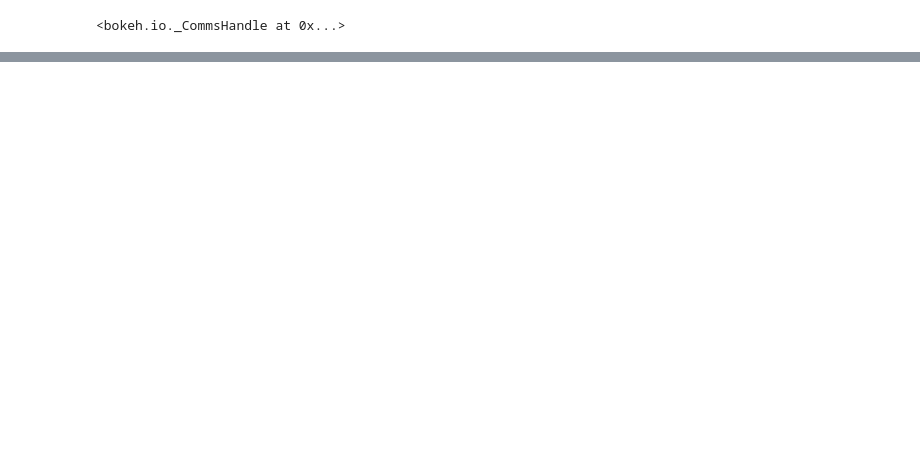
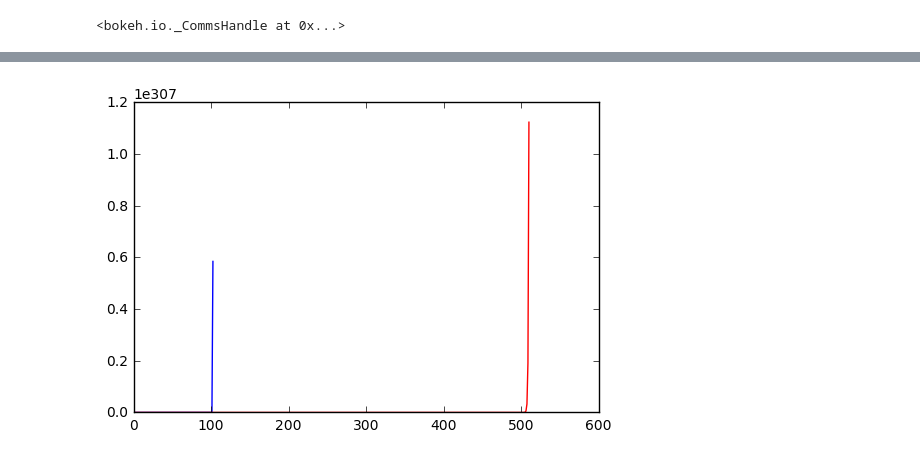
Before and after one commit to maxmine11/Budget_model, a Jupyter notebook: UCB_budgeting/Mockmodel.ipynb, the cells around one changed output, grey strips where cells are left out. Drawn from its saved outputs; the diff is of its cells as text; code cells hidden in the pictures; blank space fills up the shorter version.

```diff
--- a/UCB_budgeting/Untitled2.ipynb
+++ b/UCB_budgeting/Mockmodel.ipynb
@@ -167,0 +238,18 @@ r = p.line(OperatingMarginloss, years, color="#2222aa", line_width=3)
+# %%
+x=np.linspace(0,510,400)
+def f1(alpha,n):
+    hey=np.zeros(n.shape[0])
+    for i in range(n.shape[0]):
+        hey[i]=alpha**n[i]
+    return hey
+def f2(n1):
+    hey1=np.zeros(n1.shape[0])
+    for i in range(n1.shape[0]):
+        hey1[i]=2**(2*n1[i])
+    return hey1
+# %%
+plt.plot(x,f1(1000,x),'b-',x,f2(x),'r-')
+
+plt.show()
+# %% [output]
+[figure, added]
```
Also changed, not shown: parts of 16 cells of this notebook.
